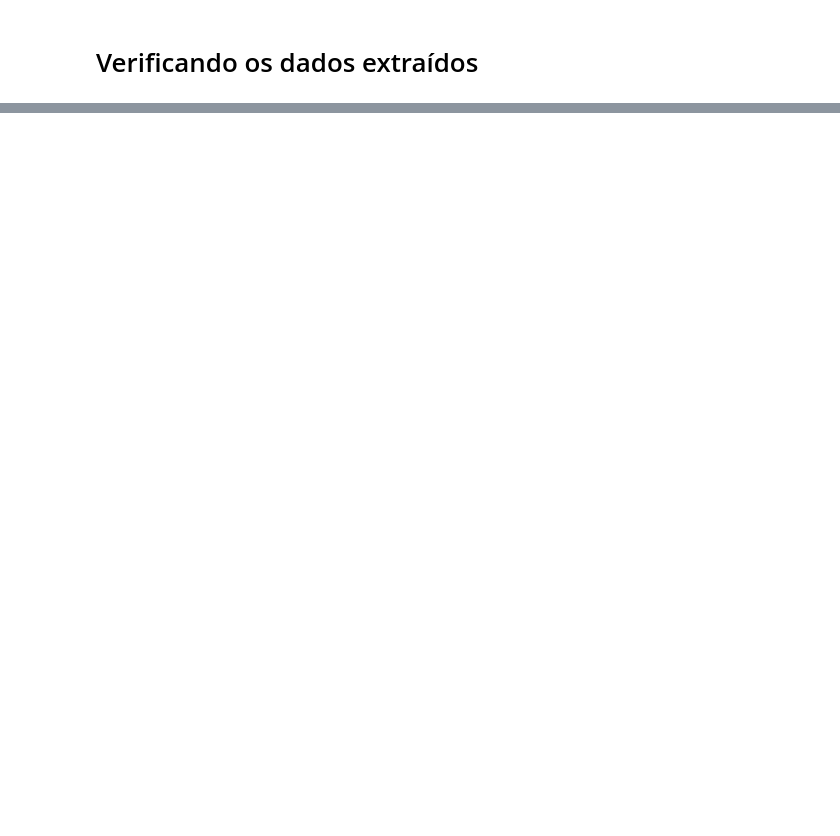
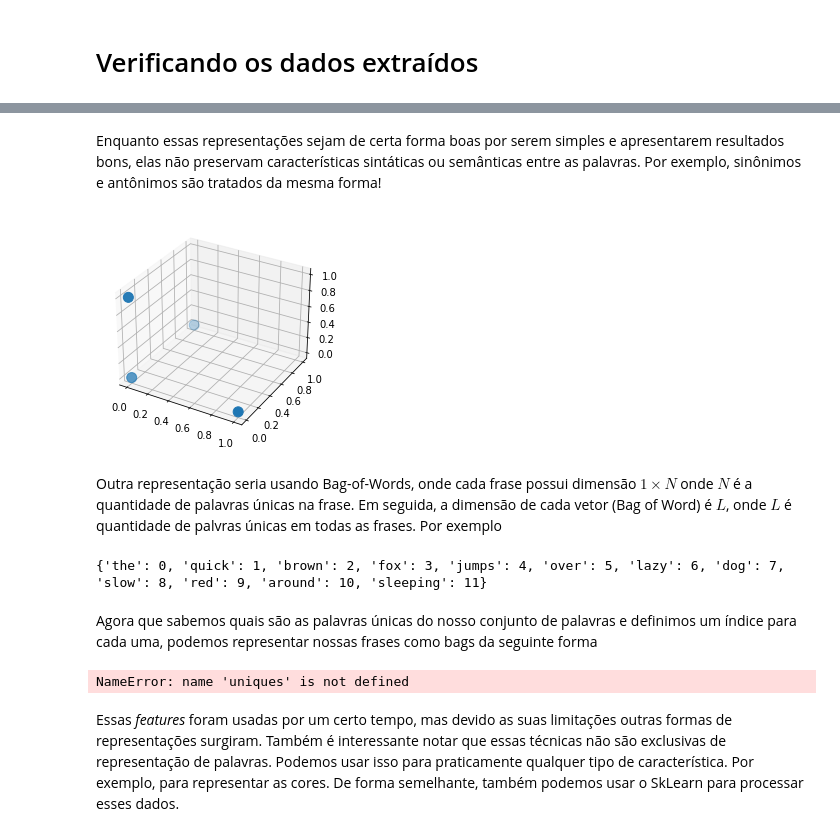
Before and after one commit to thalesaguiar21/fakenews, a Jupyter notebook: notebooks/aula02.ipynb, the cells around one changed output, grey strips where cells are left out. Saved outputs shown, nothing was run; the diff lists cells and outputs as text; code cells hidden in the pictures; blank space fills up the shorter version.

```diff
--- a/notebooks/aula02.ipynb
+++ b/notebooks/aula02.ipynb
@@ -12,0 +158,51 @@ FileNotFoundError: [Errno 2] No such file or directory: '/home/thalesaguiar/Dev/
+# %% [markdown]
+Enquanto essas representações sejam de certa forma boas por serem simples e apresentarem resultados bons, elas não preservam características sintáticas ou semânticas entre as palavras. Por exemplo, sinônimos e antônimos são tratados da mesma forma!
+# %%
+related = ['bom', 'ruim', 'excelente', 'pessimo']
+ndim = np.unique(related).size
+encodes_related = np.identity(ndim)
+
+fig = plt.figure()
+ax = fig.add_subplot(111, projection='3d')
+
+xoord = encodes_related[:, 0]
+yoord = encodes_related[:, 1]
+zoord = encodes_related[:, 2]
+scatter = ax.scatter(xoord, yoord, zoord, marker='o', s=100)
+plt.show()
+# %% [output]
+[figure, added]
+# %% [markdown]
+Outra representação seria usando Bag-of-Words, onde cada frase possui dimensão $1 \times N$ onde $N$ é a quantidade de palavras únicas na frase. Em seguida, a dimensão de cada vetor (Bag of Word) é $L$, onde $L$ é quantidade de palvras únicas em todas as frases. Por exemplo
+# %%
+sent1 = ['the', 'quick', 'brown', 'fox', 'jumps', 'over', 'the', 'lazy', 'dog']
+sent2 = ['the', 'slow', 'red', 'fox', 'jumps', 'around', 'the', 'sleeping', 'dog']
+
+bow = {}
+i = 0
+for word in sent1 + sent2:
+    if word not in bow:
+        bow[word] = i
+        i += 1
+
+print(bow)
+# %% [output]
+{'the': 0, 'quick': 1, 'brown': 2, 'fox': 3, 'jumps': 4, 'over': 5, 'lazy': 6, 'dog': 7, 'slow': 8, 'red': 9, 'around': 10, 'sleeping': 11}
+# %% [markdown]
+Agora que sabemos quais são as palavras únicas do nosso conjunto de palavras e definimos um índice para cada uma, podemos representar nossas frases como bags da seguinte forma
+# %%
+def make_bag(sentence, indexes, dim):
+    bag = np.zeros(dim)
+    for word in sentence:
+        idx = bow[word]
+        bag[idx] += 1
+    return bag
+
+bag1 = make_bag(sent1, bow, len(uniques))
+bag2 = make_bag(sent2, bow, len(uniques))
+print(f'Bag1: {bag1}')
+print(f'Bag2: {bag2}')
+# %% [output]
+NameError: name 'uniques' is not defined
+# %% [markdown]
+Essas _features_ foram usadas por um certo tempo, mas devido as suas limitações outras formas de representações surgiram. Também é interessante notar que essas técnicas não são exclusivas de representação de palavras. Podemos usar isso para praticamente qualquer tipo de característica. Por exemplo, para representar as cores. De forma semelhante, também podemos usar o SkLearn para processar esses dados.
```
Also changed, not shown: parts of 61 cells of this notebook.
